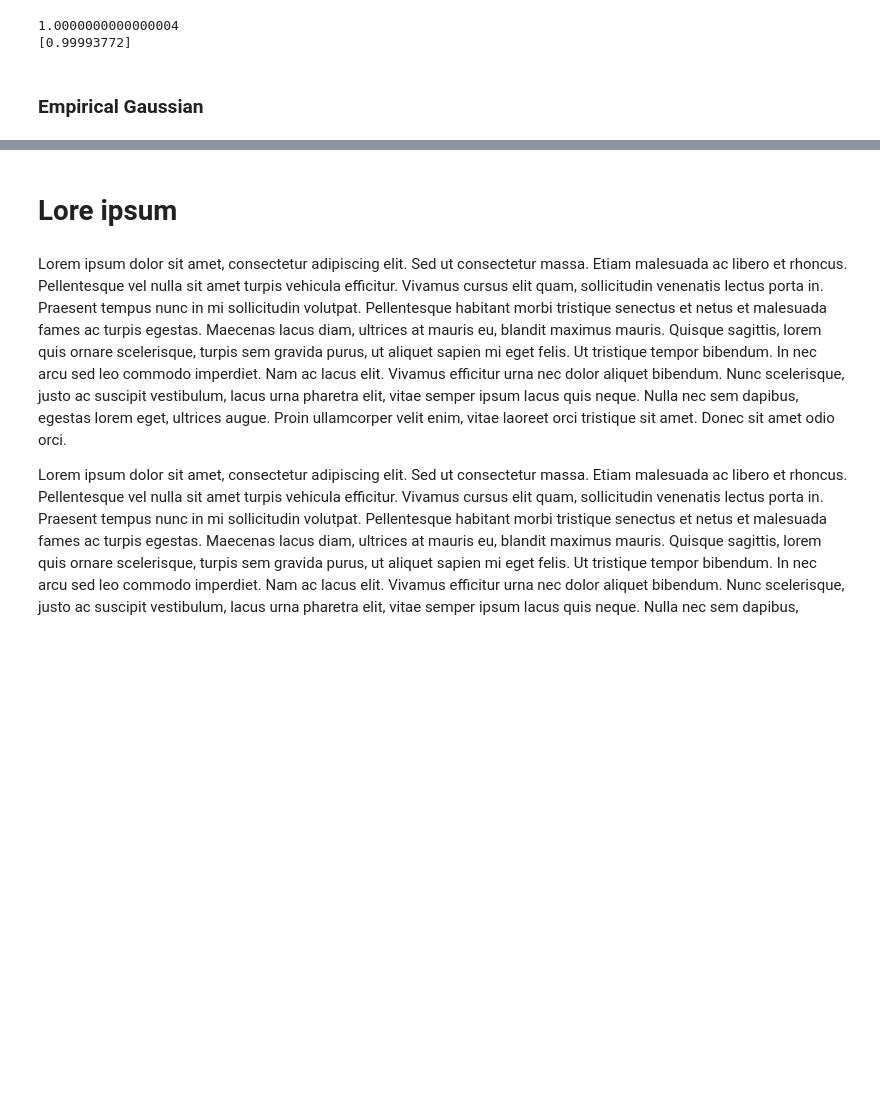
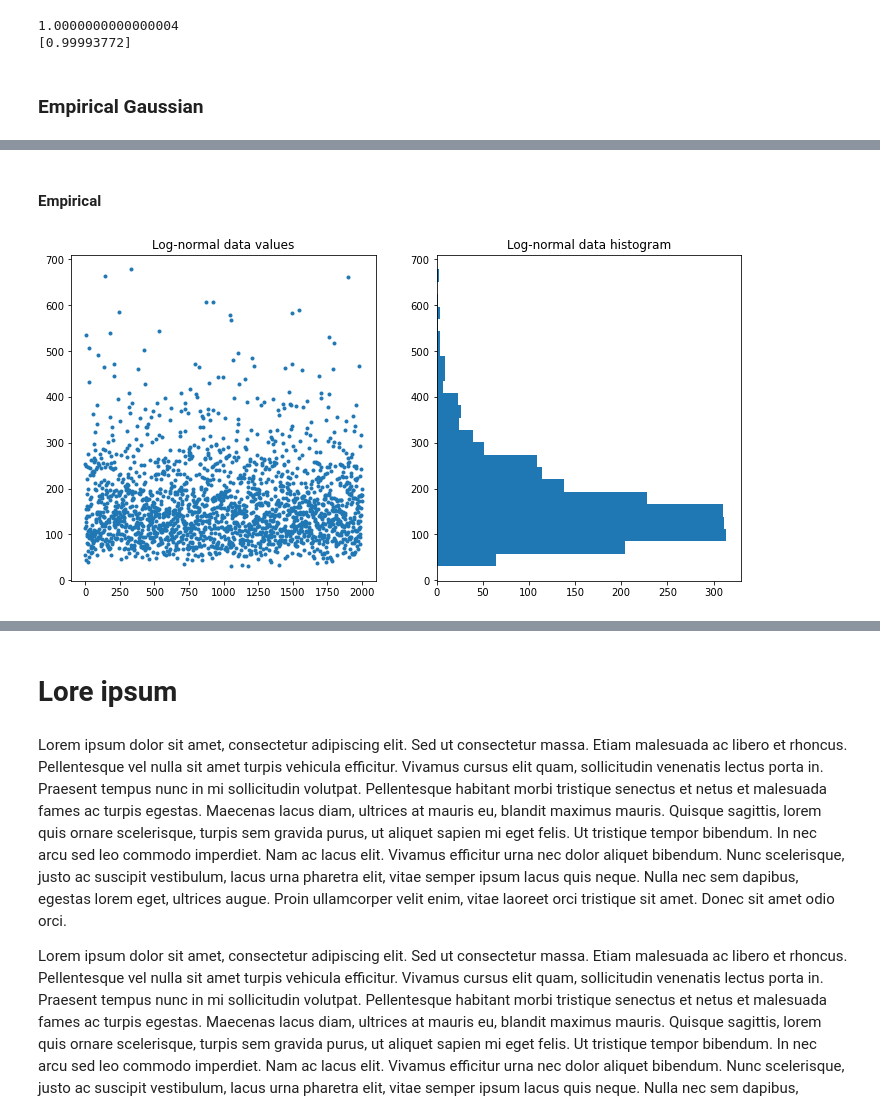
Before and after one commit to darkodraskovic/math-datasci, a Jupyter notebook: datasci/descriptive_stats.ipynb, the cells around one changed output, grey strips where cells are left out. Saved outputs shown, nothing was run; the diff lists cells and outputs as text; code cells hidden in the pictures; blank space fills up the shorter version.

```diff
--- a/datasci/descriptive_stats.ipynb
+++ b/datasci/descriptive_stats.ipynb
@@ -63,0 +109,20 @@ print(sum(gausdist) * np.diff(x[:2]))
+# %% [markdown]
+#### Empirical
+# %%
+stretch = .5
+shift = 5
+n = 2000
+
+data = stretch * np.random.standard_normal(size=n) + shift
+data = np.exp (data)
+fig, ax = plt.subplots(1, 2, figsize=(12,6))
+
+ax[0].scatter(x=np.arange(n), y=data, marker='.')
+ax[0].set_title('Log-normal data values')
+
+ax[1].hist(data, bins=24, orientation='horizontal')
+ax[1].set_title('Log-normal data histogram')
+
+plt.show()
+# %% [output]
+[figure, added]
```
Also changed, not shown: parts of 15 cells of this notebook, 4 other files.
